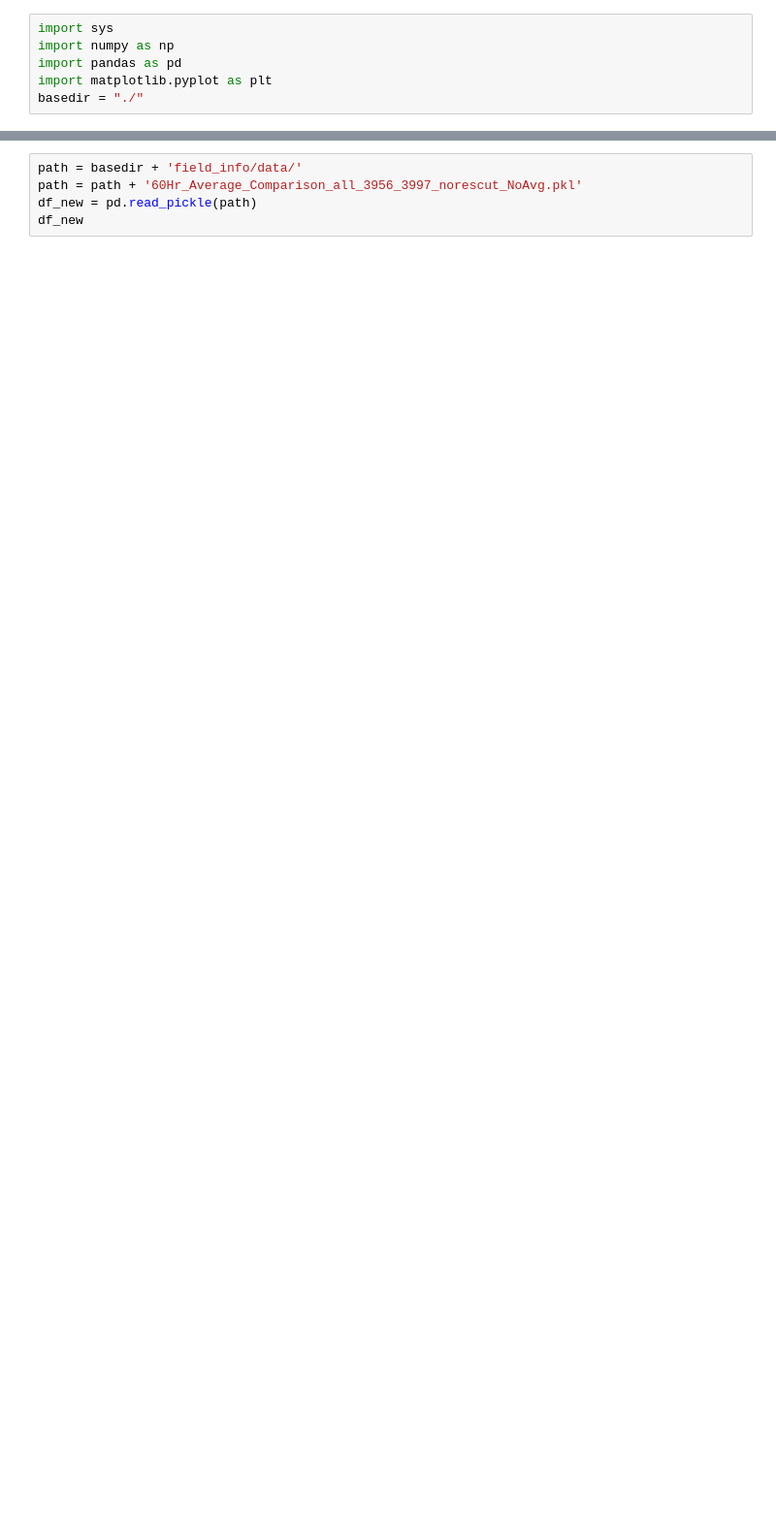
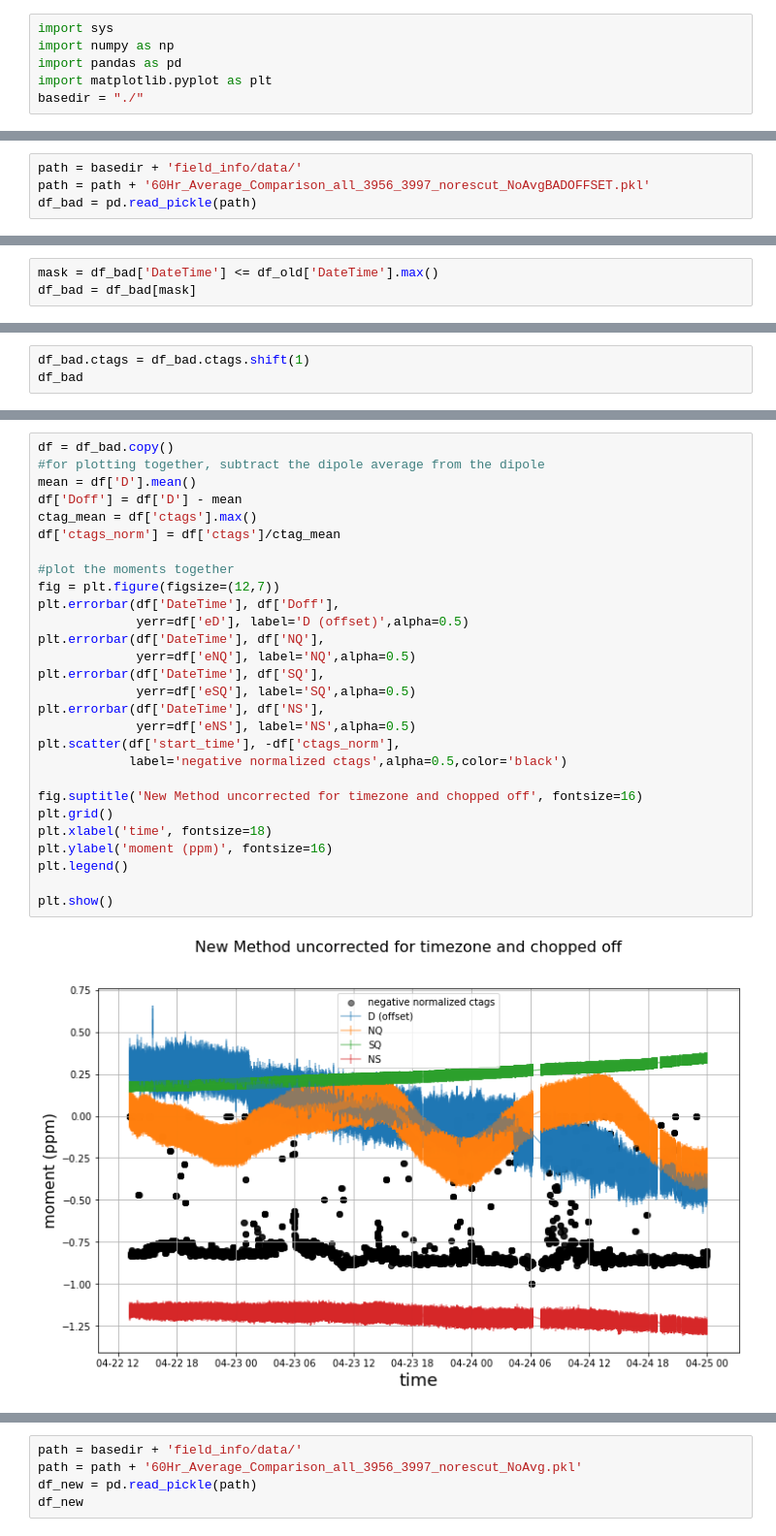
Before and after one commit to jasonbono/muon-field-averaging, a Jupyter notebook: analysis/confidence_builders/compare_pkl_files.ipynb, the cells around one changed output, grey strips where cells are left out. Shown at 97% size. Cells and saved outputs as stored; diff of their text form; blank space fills up the shorter version.

```diff
--- a/analysis/confidence_builders/compare_pkl_files.ipynb
+++ b/analysis/confidence_builders/compare_pkl_files.ipynb
@@ -59,0 +69,4 @@ plt.show()
+# %%
+path = basedir + 'field_info/data/'
+path = path + '60Hr_Average_Comparison_all_3956_3997_norescut_NoAvgBADOFFSET.pkl'
+df_bad = pd.read_pickle(path)
@@ -59,0 +75,3 @@ plt.show()
+# %%
+mask = df_bad['DateTime'] <= df_old['DateTime'].max()
+df_bad = df_bad[mask]
@@ -59,0 +80,3 @@ plt.show()
+# %%
+df_bad.ctags = df_bad.ctags.shift(1)
+df_bad
@@ -59,0 +103,30 @@ plt.show()
+# %%
+df = df_bad.copy()
+#for plotting together, subtract the dipole average from the dipole
+mean = df['D'].mean()
+df['Doff'] = df['D'] - mean
+ctag_mean = df['ctags'].max()
+df['ctags_norm'] = df['ctags']/ctag_mean
+
+#plot the moments together
+fig = plt.figure(figsize=(12,7))
+plt.errorbar(df['DateTime'], df['Doff'],
+             yerr=df['eD'], label='D (offset)',alpha=0.5)
+plt.errorbar(df['DateTime'], df['NQ'],
+             yerr=df['eNQ'], label='NQ',alpha=0.5)
+plt.errorbar(df['DateTime'], df['SQ'],
+             yerr=df['eSQ'], label='SQ',alpha=0.5)
+plt.errorbar(df['DateTime'], df['NS'],
+             yerr=df['eNS'], label='NS',alpha=0.5)
+plt.scatter(df['start_time'], -df['ctags_norm'],
+            label='negative normalized ctags',alpha=0.5,color='black')
+
+fig.suptitle('New Method uncorrected for timezone and chopped off', fontsize=16)
+plt.grid()
+plt.xlabel('time', fontsize=18)
+plt.ylabel('moment (ppm)', fontsize=16)
+plt.legend()
+
+plt.show()
+# %% [output]
+[figure, added]
```
Also changed, not shown: parts of 35 cells of this notebook, 2 other files.
